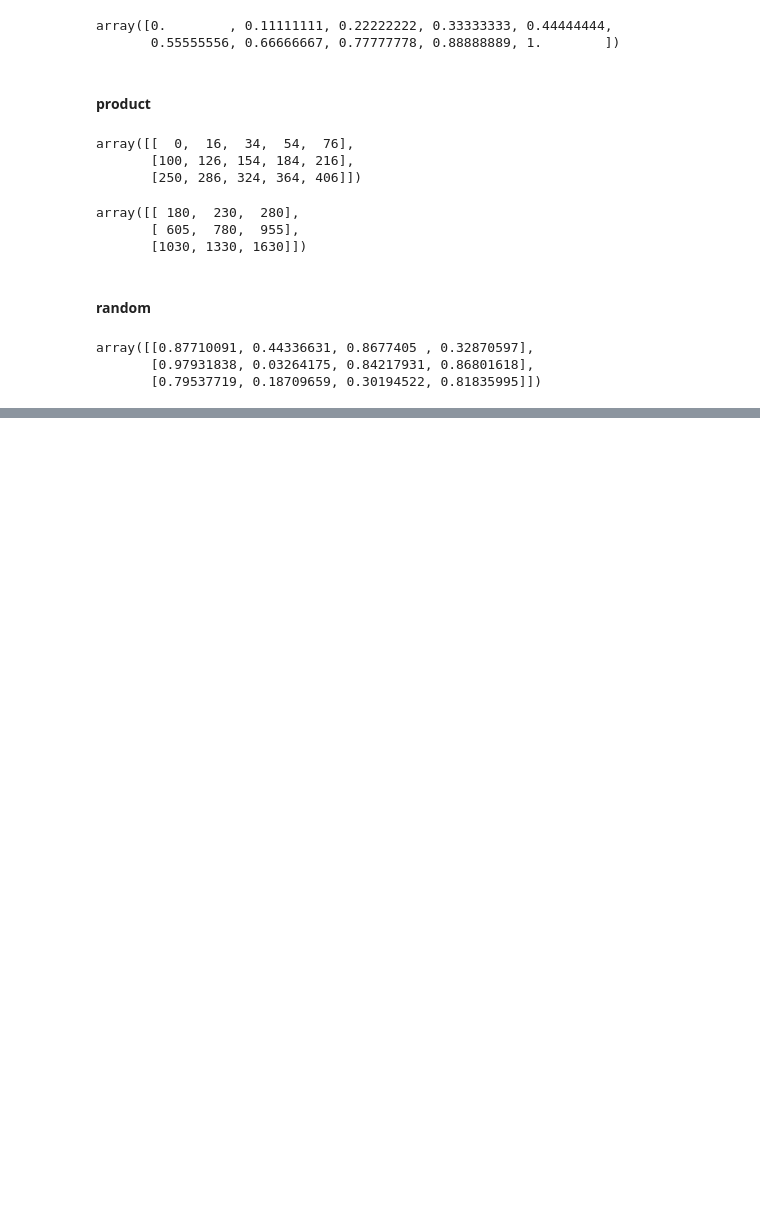
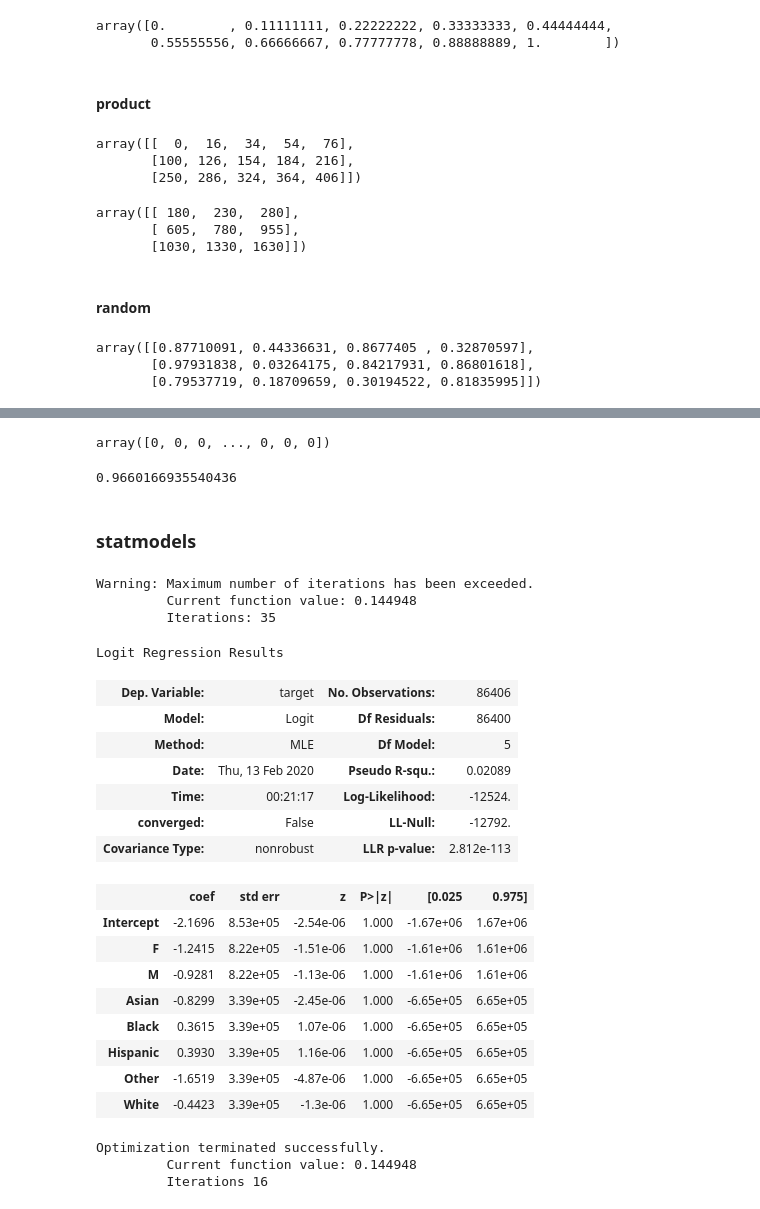
Before and after one commit to sergeychuvakin/python_hse, a Jupyter notebook: week8/ds.ipynb, the cells around one changed output, grey strips where cells are left out. Cells and saved outputs as stored; diff of their text form; code cells hidden in the pictures; blank space fills up the shorter version.

```diff
--- a/week8/ds.ipynb
+++ b/week8/ds.ipynb
@@ -112,0 +274,8 @@ array([[0.87710091, 0.44336631, 0.8677405 , 0.32870597],
+# %%
+df2 = pd.DataFrame(m.todense(), columns=enc.categories_)
+# %%
+fin = pd.merge(df1, df2, left_index=True, right_index=True).join(df_models['target'])
+del df1
+del df2
+# %%
+fin.columns = ['F', 'M', 'Asian', 'Black', 'Hispanic', 'Other', 'White', 'target']
@@ -112,0 +293,50 @@ array([[0.87710091, 0.44336631, 0.8677405 , 0.32870597],
+# %%
+clf.predict(X_test)
+# %% [output]
+array([0, 0, 0, ..., 0, 0, 0])
+# %%
+from sklearn.metrics import accuracy_score
+accuracy_score(y_test, clf.predict(X_test))
+# %% [output]
+0.9660166935540436
+# %% [markdown]
+### statmodels
+# %%
+import statsmodels.formula.api as sm
+
+model = sm.logit('target~F + M + Asian + Black + Hispanic + Other + White', data=fin)
+result = model.fit()
+# %% [output]
+Warning: Maximum number of iterations has been exceeded.
+         Current function value: 0.144948
+         Iterations: 35
+# %%
+result.summary()
+# %% [output]
+Logit Regression Results
+| Dep. Variable: | target | No. Observations: | 86406 |
+| Model: | Logit | Df Residuals: | 86400 |
+| Method: | MLE | Df Model: | 5 |
+| Date: | Thu, 13 Feb 2020 | Pseudo R-squ.: | 0.02089 |
+| Time: | 00:21:17 | Log-Likelihood: | -12524. |
+| converged: | False | LL-Null: | -12792. |
+| Covariance Type: | nonrobust | LLR p-value: | 2.812e-113 |
+|  | coef | std err | z | P>|z| | [0.025 | 0.975] |
+| Intercept | -2.1696 | 8.53e+05 | -2.54e-06 | 1.000 | -1.67e+06 | 1.67e+06 |
+| F | -1.2415 | 8.22e+05 | -1.51e-06 | 1.000 | -1.61e+06 | 1.61e+06 |
+| M | -0.9281 | 8.22e+05 | -1.13e-06 | 1.000 | -1.61e+06 | 1.61e+06 |
+| Asian | -0.8299 | 3.39e+05 | -2.45e-06 | 1.000 | -6.65e+05 | 6.65e+05 |
+| Black | 0.3615 | 3.39e+05 | 1.07e-06 | 1.000 | -6.65e+05 | 6.65e+05 |
+| Hispanic | 0.3930 | 3.39e+05 | 1.16e-06 | 1.000 | -6.65e+05 | 6.65e+05 |
+| Other | -1.6519 | 3.39e+05 | -4.87e-06 | 1.000 | -6.65e+05 | 6.65e+05 |
+| White | -0.4423 | 3.39e+05 | -1.3e-06 | 1.000 | -6.65e+05 | 6.65e+05 |
+# %%
+from statsmodels.discrete.discrete_model import Logit
+
+model = Logit(fin['target'], fin[['F', 'M', 'Asian', 'Black', 'Hispanic', 'Other', 'White']])
+
+result = model.fit()
+# %% [output]
+Optimization terminated successfully.
+         Current function value: 0.144948
+         Iterations 16
```
Also changed, not shown: parts of 40 cells of this notebook, 1 other file.
